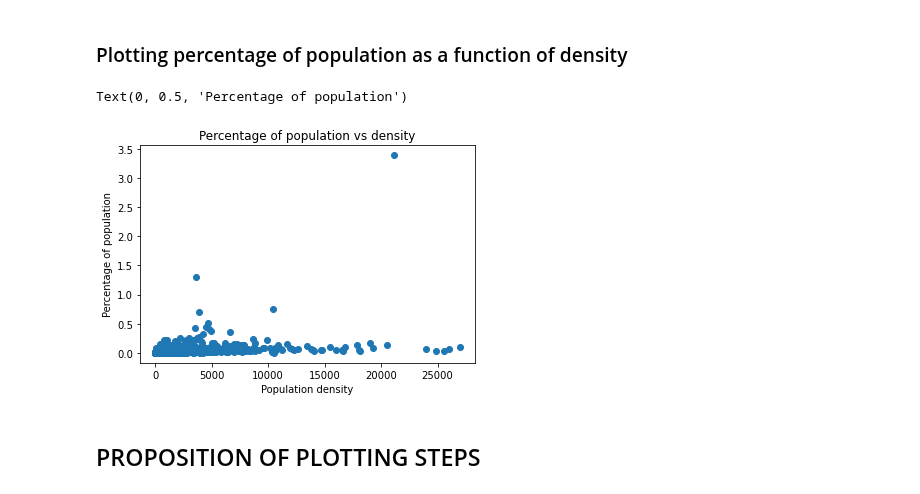
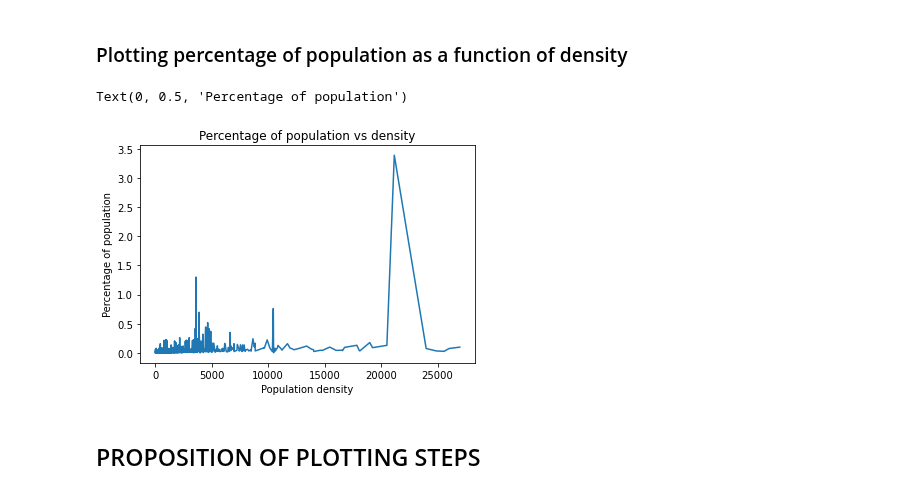
Before and after one commit to Toff-CxDaurade/French-Population, a Jupyter notebook: data_population-density.ipynb, the cells around one changed output. Saved outputs shown, nothing was run; the diff lists cells and outputs as text; code cells hidden in the pictures.

```diff
--- a/data_population-density.ipynb
+++ b/data_population-density.ipynb
@@ -214,4 +214,4 @@ df_densite.isna()
 35889 rows × 6 columns
 # %%
 df_densite.dropna(inplace= True)
-df_densite
+df_densite.sort_values(by = ["DENSITE"], inplace = True)
@@ -234,13 +220,13 @@ df_densite
 # %%
 fig = plt.figure()
 axes = plt.axes()
 plt.title("Percentage of population vs density")
-plt.scatter(df_densite.DENSITE,df_densite.POURCENT)
+plt.plot(df_densite.DENSITE,df_densite.POURCENT)
 plt.xlabel("Population density")
 plt.ylabel("Percentage of population")
 # %% [output]
 Text(0, 0.5, 'Percentage of population')
-[figure, old version]
+[figure, new version]
 # %% [markdown]
 ## PROPOSITION OF PLOTTING STEPS
 # %%
```
Also changed, not shown: parts of 5 cells of this notebook.
